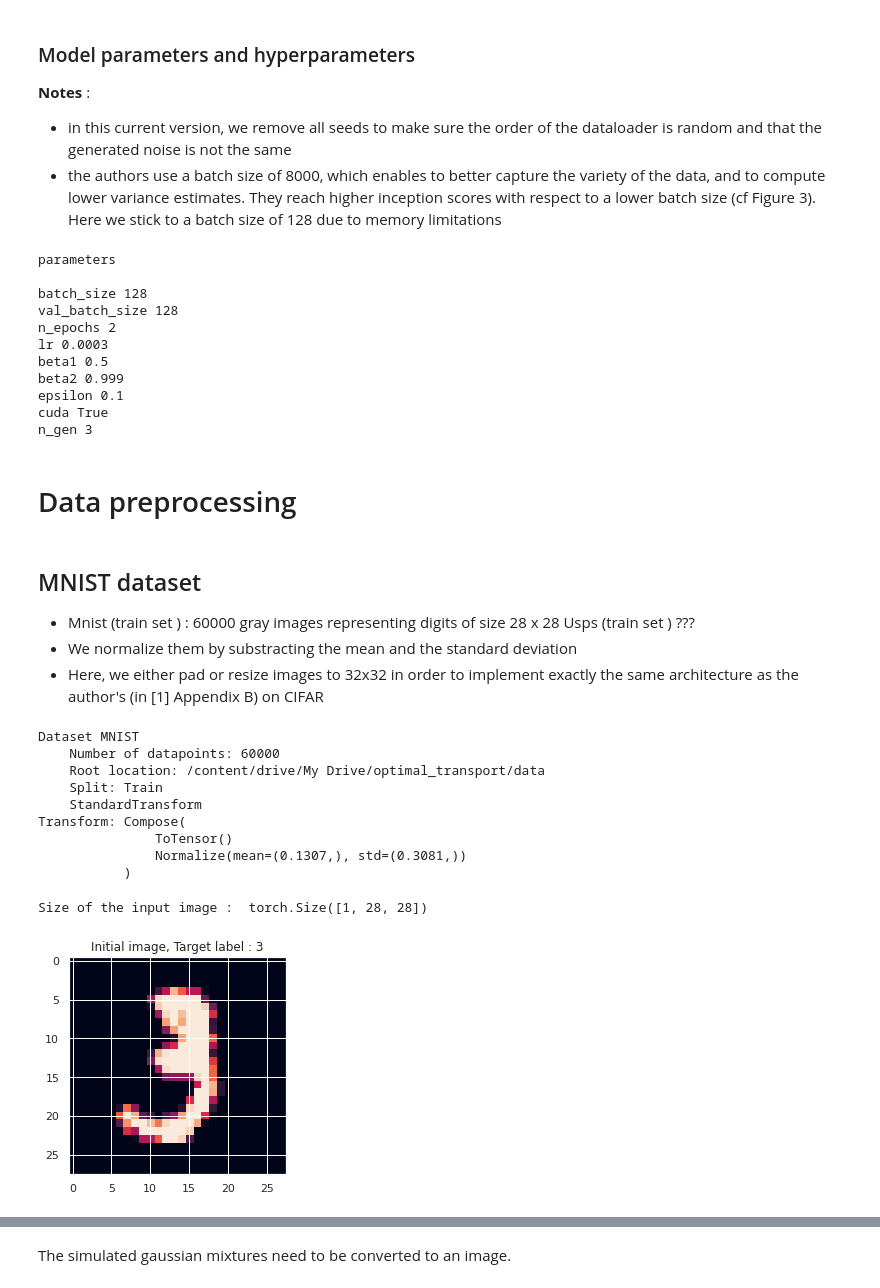
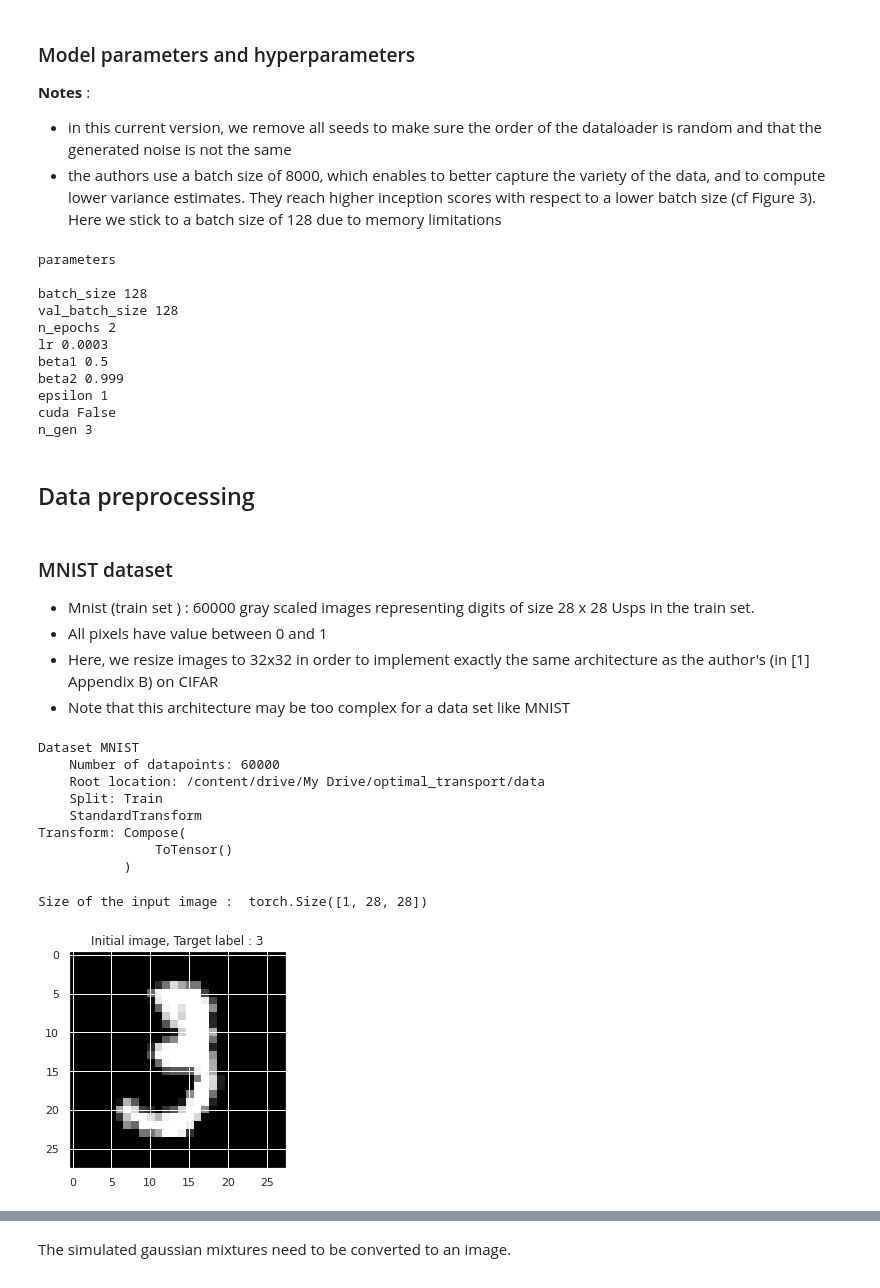
Before and after one commit to philomenec/Optimal-Transport, a Jupyter notebook: OTGAN.ipynb, the cells around one changed output, grey strips where cells are left out. Cells and saved outputs as stored; diff of their text form; code cells hidden in the pictures.

Commit message:
Implementing a new article

```diff
--- a/OTGAN.ipynb
+++ b/OTGAN.ipynb
@@ -80,7 +97,7 @@ args['beta2']= 0.999
 
 
 #entropy regularization
-args['epsilon'] = 0.1
+args['epsilon'] = 1
 
 # args['seed']=1 #random seed
 args['cuda']=True if torch.cuda.is_available() else False
@@ -92,12 +109,6 @@ args["n_gen"] = 3 # number of generator updates per critic update (as in CIFAR's
 print ('parameters \n')
 for key in args.keys():
   print(key, args[key])
-
-## Random seeds
-# np.random.seed(args['seed'])
-# torch.random.manual_seed(args['seed']) #noGPU
-# torch.cuda.seed(args['seed']) #single GPU
-# torch.cuda.manual_seed_all(args['seed']) #several GPUs
 # %% [output]
 parameters
 
@@ -107,18 +118,19 @@ n_epochs 2
 lr 0.0003
 beta1 0.5
 beta2 0.999
-epsilon 0.1
-cuda True
+epsilon 1
+cuda False
 n_gen 3
 # %% [markdown]
-# Data preprocessing
+## Data preprocessing
 # %% [markdown]
-##  MNIST dataset
+###  MNIST dataset
 
-- Mnist (train set ) : 60000  gray images representing digits of size 28 x 28
-Usps  (train set ) ???
-- We normalize them by substracting the mean and the standard deviation
-- Here, we either pad or resize images to 32x32 in order to implement exactly the same architecture as the author's (in [1] Appendix B) on CIFAR
+- Mnist (train set ) : 60000  gray scaled images representing digits of size 28 x 28
+Usps in the train set.
+- All pixels have value between 0 and 1
+- Here, we  resize images to 32x32 in order to implement exactly the same architecture as the author's (in [1] Appendix B) on CIFAR
+- Note that this architecture may be too complex for a data set like MNIST
 # %%
 ### Load the trainset
 
@@ -127,16 +139,12 @@ path = '/content/drive/My Drive/optimal_transport/' #where to save pickle with t
 #path_data = '../data/MNIST'
 
 # Define dataset transformation
-transform = transforms.Compose([transforms.ToTensor(),
-                              transforms.Normalize((0.1307,), (0.3081,)) #use MNIST mean and std #A changer ?
+transform = transforms.Compose([transforms.ToTensor()
                               ])
 
 # ## Preliminary step : download dataset
-trainset = datasets.MNIST(root= path_data, download=True, train=True, transform=transform)
-# valset = datasets.MNIST('../data/MNIST', download=True, train=False, transform=transform)
+trainset = torchvision.datasets.MNIST(root=path_data, train=True, transform=transform)
 
-trainset = torchvision.datasets.MNIST(root=path_data, train=True, transform=transform)
-# valset = torchvision.datasets.MNIST('../data/MNIST', train=False, transform=transform)
 
 trainset
 # %% [output]
@@ -147,17 +155,16 @@ Dataset MNIST
     StandardTransform
 Transform: Compose(
                ToTensor()
-               Normalize(mean=(0.1307,), std=(0.3081,))
            )
 # %%
 ### Plot an example of digit
 
 index = 10
 print("Size of the input image : ",trainset[index][0].size())
-plt.imshow(trainset[index][0].view(trainset[index][0].size()[1],trainset[index][0].size()[2]))
+plt.imshow(trainset[index][0].view(trainset[index][0].size()[1],trainset[index][0].size()[2]), cmap='gray')
 plt.title("Initial image, Target label : "+str(trainset[index][1]))
 plt.show()
 # %% [output]
 Size of the input image :  torch.Size([1, 28, 28])
-[figure, old version]
+[figure, new version]
 # %% [markdown]
```
Also changed, not shown: parts of 108 cells of this notebook.
